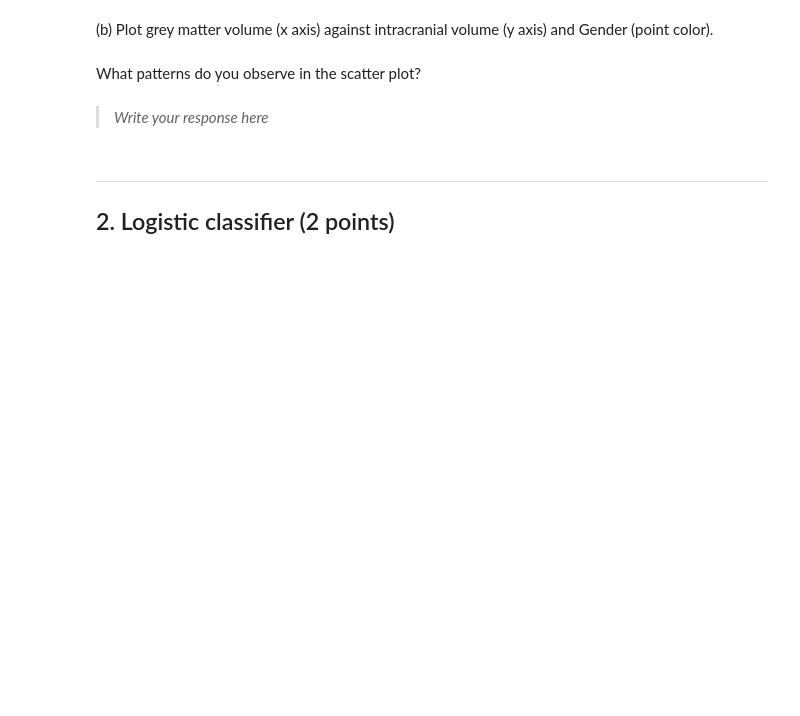
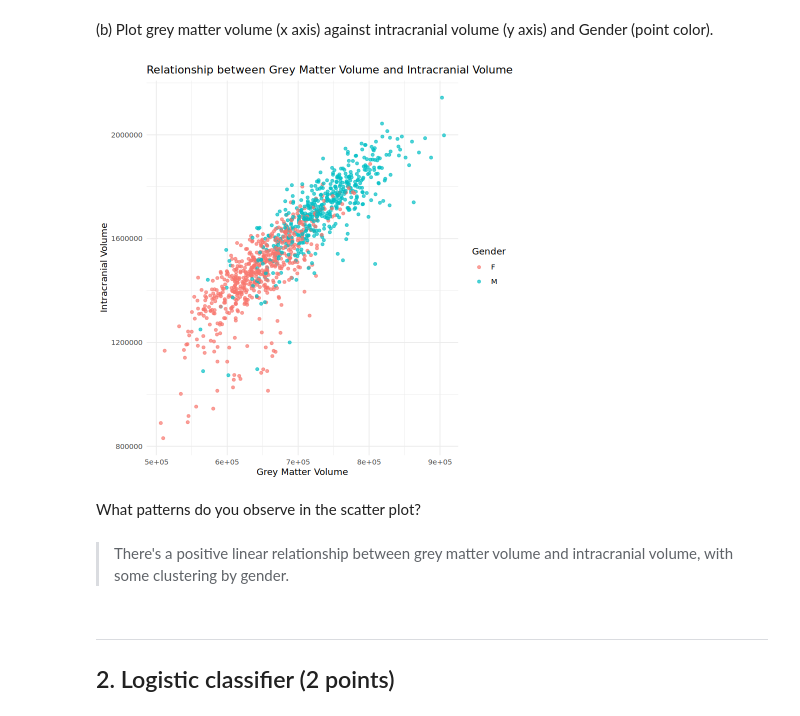
Before and after one commit to cnsimmons/Simmons_DSPN_S25, a Jupyter notebook: ExerciseSubmissions/ex13_resampling-methods.ipynb, the cells around one changed output. Drawn from its saved outputs; the diff is of its cells as text; code cells hidden in the pictures; blank space fills up the shorter version.

```diff
--- a/ExerciseSubmissions/ex13_resampling-methods.ipynb
+++ b/ExerciseSubmissions/ex13_resampling-methods.ipynb
@@ -21,0 +20,18 @@ Use the `head` function to look at the first few rows of each data frame.
+# %%
+# 1(a) Loading the data and creating d1
+library(tidyverse)
+#library (dplyr)
+#library(ggplot2)
+
+# Read in the data
+data <- read.csv("/user_data/csimmon2/git_repos/Simmons_DSPN_S25/Homework datasets/hcp_data/unrestricted_trimmed_1_7_2020_10_50_44.csv")
+
+
+# Create d1 with only the required variables and remove NA values
+d1 <- data %>%
+  select(Subject, Gender, Flanker_Unadj, FS_IntraCranial_Vol,
+         FS_Tot_WM_Vol, FS_Total_GM_Vol) %>%
+  na.omit()
+
+# Look at the first few rows
+head(d1)
@@ -26,8 +50,16 @@ Use the `head` function to look at the first few rows of each data frame.
+# %%
+# 1(b) Plot grey matter volume against intracranial volume by gender
+ggplot(d1, aes(x = FS_Total_GM_Vol, y = FS_IntraCranial_Vol, color = Gender)) +
+  geom_point(alpha = 0.7) +
+  labs(x = "Grey Matter Volume", y = "Intracranial Volume",
+       title = "Relationship between Grey Matter Volume and Intracranial Volume by Gender") +
+  theme_minimal()
+# %% [output]
+[figure, added]
 # %% [markdown]
 What patterns do you observe in the scatter plot?
-# %% [markdown]
-> *Write your response here*
->
+# %% [markdown]
+> There's a positive linear relationship between grey matter volume and intracranial volume, with some clustering by gender.
 # %% [markdown]
 ---
 ## 2. Logistic classifier (2 points)
```
Also changed, not shown: parts of 14 cells of this notebook.
